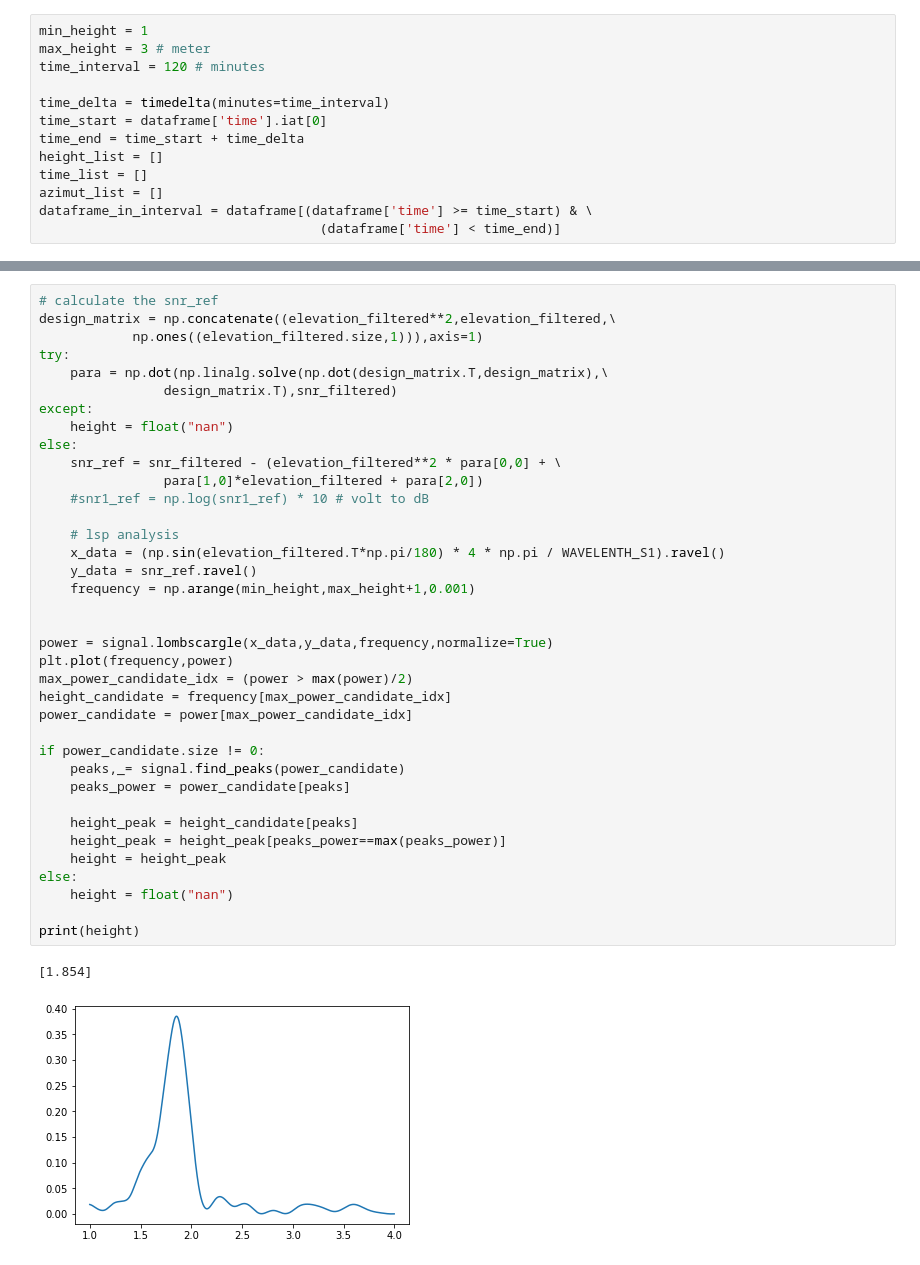
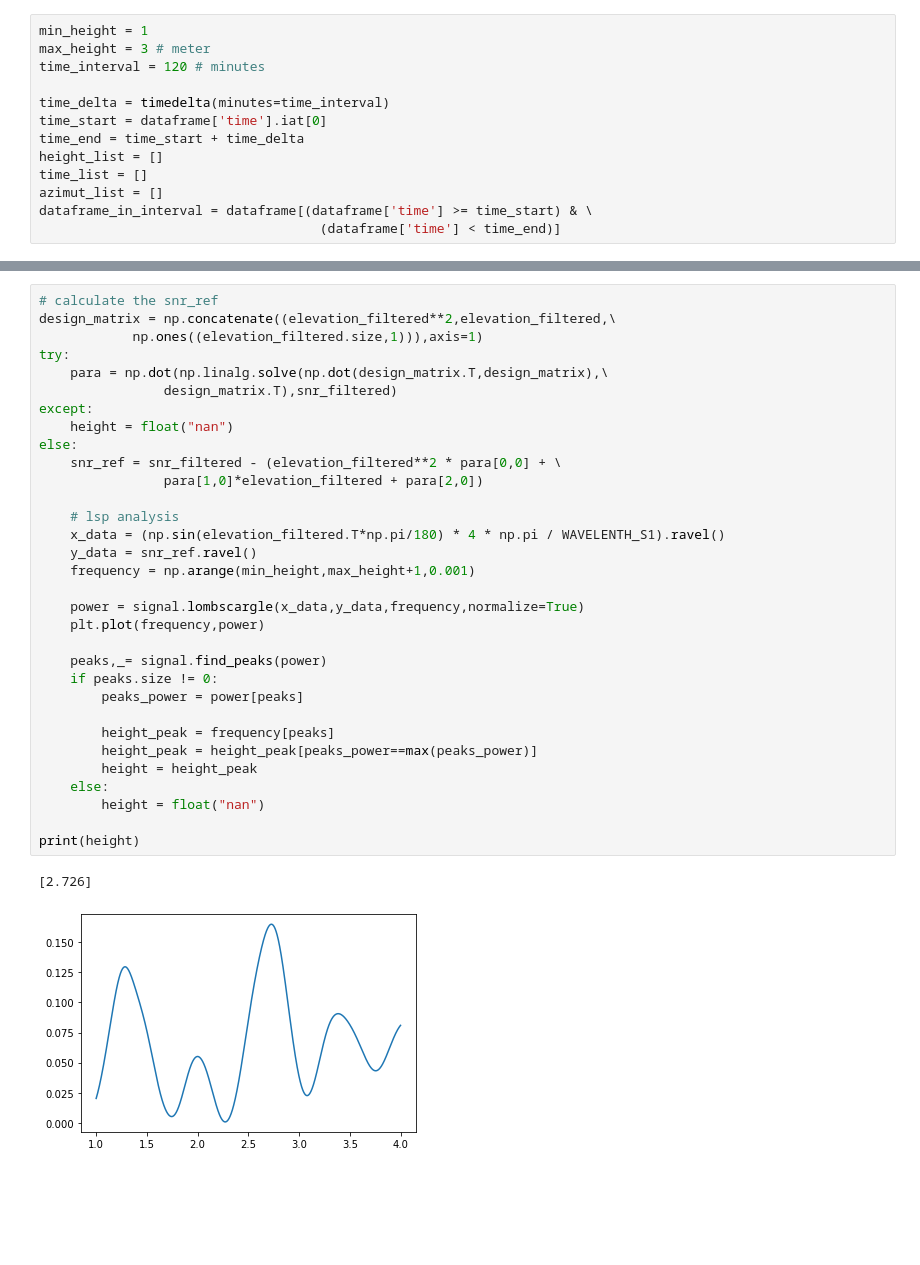
Before and after one commit to ziqing97/gnss_ir_analyze, a Jupyter notebook: src/test_one_satellite.ipynb, the cells around one changed output, grey strips where cells are left out. Drawn from its saved outputs; the diff is of its cells as text; blank space fills up the shorter version.

```diff
--- a/src/test_one_satellite.ipynb
+++ b/src/test_one_satellite.ipynb
@@ -291,40 +195,35 @@ plt.plot(elevation_filtered,snr_filtered)
 # %%
 # calculate the snr_ref
 design_matrix = np.concatenate((elevation_filtered**2,elevation_filtered,\
             np.ones((elevation_filtered.size,1))),axis=1)
 try:
     para = np.dot(np.linalg.solve(np.dot(design_matrix.T,design_matrix),\
                 design_matrix.T),snr_filtered)
 except:
     height = float("nan")
 else:
     snr_ref = snr_filtered - (elevation_filtered**2 * para[0,0] + \
                 para[1,0]*elevation_filtered + para[2,0])
-    #snr1_ref = np.log(snr1_ref) * 10 # volt to dB
 
     # lsp analysis
     x_data = (np.sin(elevation_filtered.T*np.pi/180) * 4 * np.pi / WAVELENTH_S1).ravel()
     y_data = snr_ref.ravel()
     frequency = np.arange(min_height,max_height+1,0.001)
 
+    power = signal.lombscargle(x_data,y_data,frequency,normalize=True)
+    plt.plot(frequency,power)
 
-power = signal.lombscargle(x_data,y_data,frequency,normalize=True)
-plt.plot(frequency,power)
-max_power_candidate_idx = (power > max(power)/2)
-height_candidate = frequency[max_power_candidate_idx]
-power_candidate = power[max_power_candidate_idx]
+    peaks,_= signal.find_peaks(power)
+    if peaks.size != 0:
+        peaks_power = power[peaks]
 
-if power_candidate.size != 0:
-    peaks,_= signal.find_peaks(power_candidate)
-    peaks_power = power_candidate[peaks]
-
-    height_peak = height_candidate[peaks]
-    height_peak = height_peak[peaks_power==max(peaks_power)]
-    height = height_peak
-else:
-    height = float("nan")
+        height_peak = frequency[peaks]
+        height_peak = height_peak[peaks_power==max(peaks_power)]
+        height = height_peak
+    else:
+        height = float("nan")
 
 print(height)
 # %% [output]
-[1.854]
+[2.726]
-[figure, old version]
+[figure, new version]
```
Also changed, not shown: parts of 21 cells of this notebook, 2 other files.
